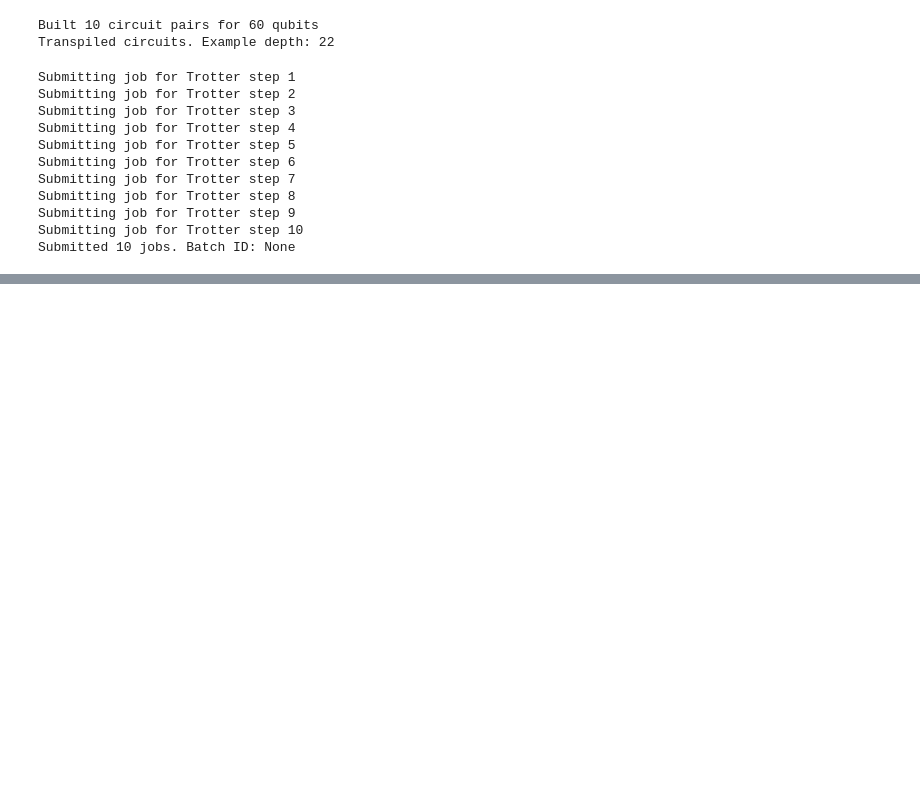
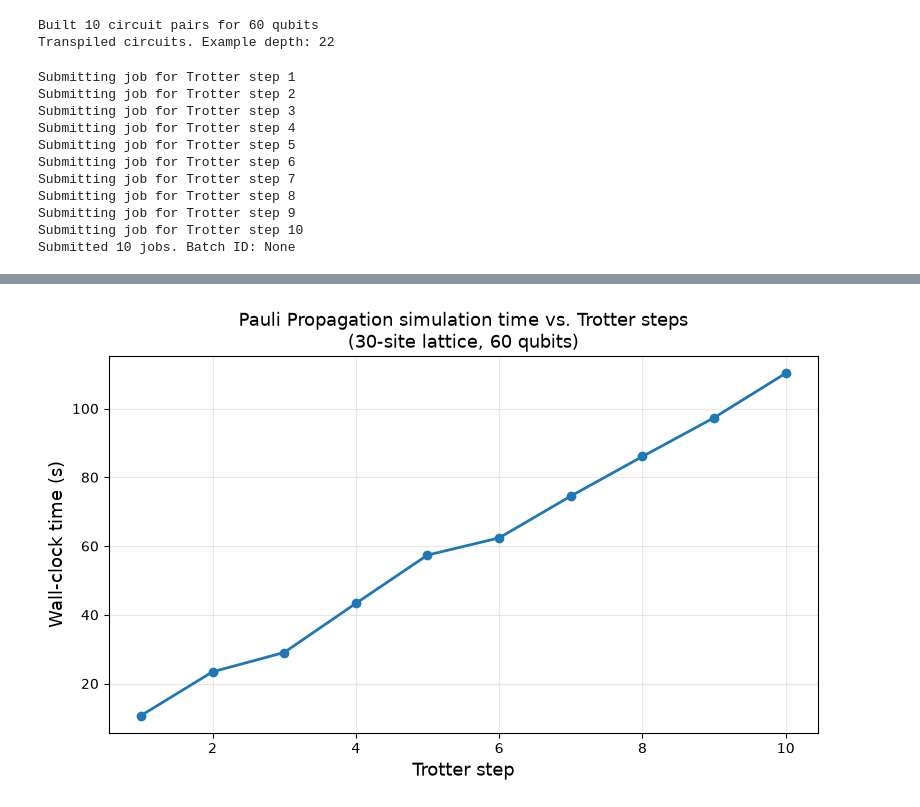
Before and after one commit to Quantum-Rings/ExampleNotebooks, a Jupyter notebook: Qiskit2/Tutorials from Qiskit/QR for qiskit - Hadron Dynamics.ipynb, the cells around one changed output, grey strips where cells are left out. Cells and saved outputs as stored; diff of their text form; code cells hidden in the pictures; blank space fills up the shorter version.

```diff
--- a/Qiskit2/Tutorials from Qiskit/QR for qiskit - Hadron Dynamics.ipynb
+++ b/Qiskit2/Tutorials from Qiskit/QR for qiskit - Hadron Dynamics.ipynb
@@ -677,0 +769,22 @@ Time taken = 615.7437858581543
+# %%
+# --- PPM simulation time vs. Trotter steps ---
+fig, ax = plt.subplots(figsize=(8, 5))
+ax.plot(
+    list(trotter_steps_hw),
+    pp_times,
+    "o-",
+    color="tab:blue",
+    linewidth=2,
+    markersize=6,
+)
+ax.set_xlabel("Trotter step", fontsize=13)
+ax.set_ylabel("Wall-clock time (s)", fontsize=13)
+ax.set_title(
+    "Pauli Propagation simulation time vs. Trotter steps\n(30-site lattice, 60 qubits)",
+    fontsize=13,
+)
+ax.grid(True, alpha=0.3)
+plt.tight_layout()
+plt.show()
+# %% [output]
+[figure, added]
```
Also changed, not shown: parts of 6 cells of this notebook.
